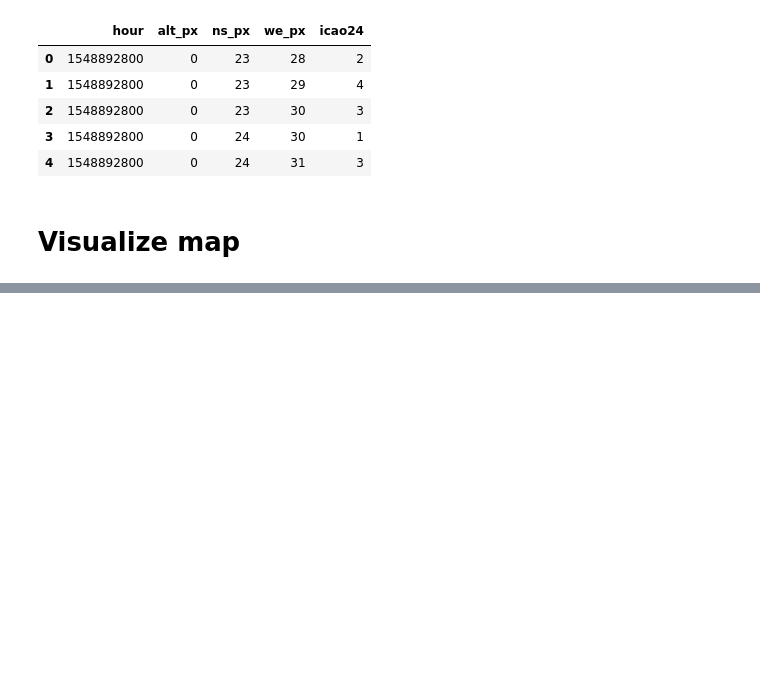
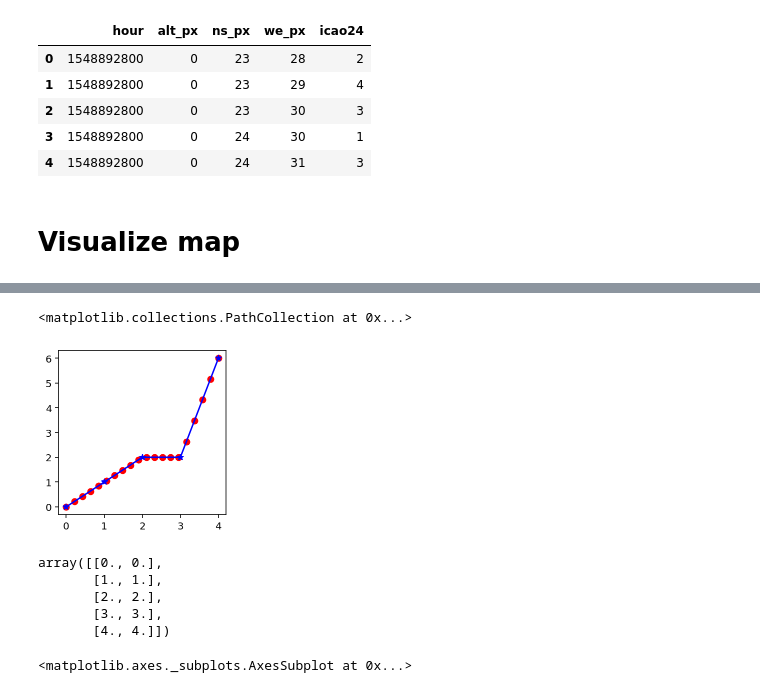
Before and after one commit to naguzmans/opportunistic-utm, a Jupyter notebook: spark.ipynb, the cells around one changed output, grey strips where cells are left out. Saved outputs shown, nothing was run; the diff lists cells and outputs as text; code cells hidden in the pictures; blank space fills up the shorter version.

```diff
--- a/spark.ipynb
+++ b/spark.ipynb
@@ -311,0 +414,32 @@ ax.set_aspect('auto')
+# %%
+import matplotlib.pyplot as plt
+%config InlineBackend.figure_format = 'retina'
+from scipy.interpolate import interp1d
+
+x = np.linspace(0, 4, num=20, endpoint=True)
+
+fig, ax = plt.subplots(figsize=(3,3))
+
+a = [0, 1, 2, 3, 4]
+b = [0, 1, 2, 2, 6]
+
+f = interp1d(a, b)
+
+plt.plot(a,b, 'b*-')
+plt.scatter(x, f(x), color='red')
+# %% [output]
+<matplotlib.collections.PathCollection at 0x...>
+[figure, added]
+# %%
+line = ax.lines[0]
+line.get_xydata()
+# %% [output]
+array([[0., 0.],
+       [1., 1.],
+       [2., 2.],
+       [3., 3.],
+       [4., 4.]])
+# %%
+ax
+# %% [output]
+<matplotlib.axes._subplots.AxesSubplot at 0x...>
```
Also changed, not shown: parts of 11 cells of this notebook.
